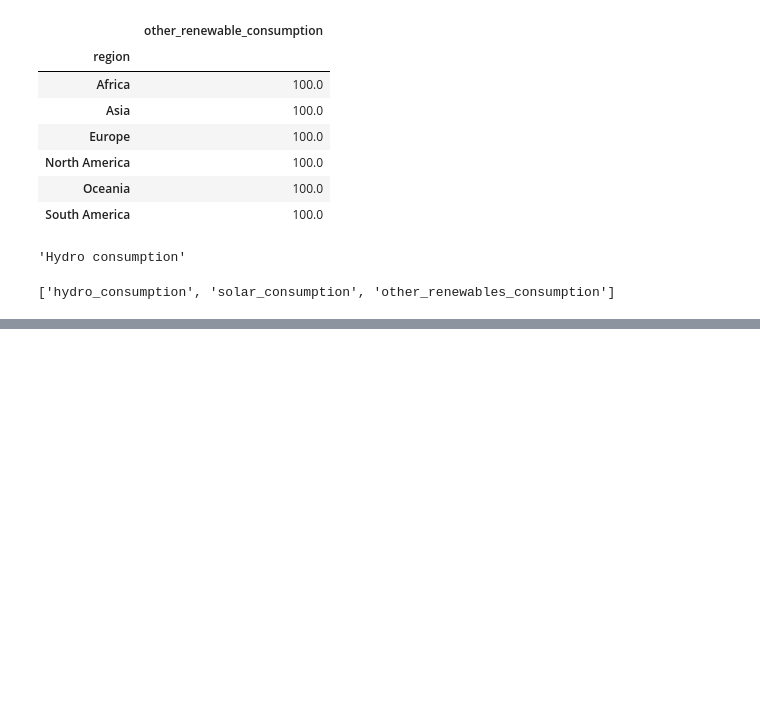
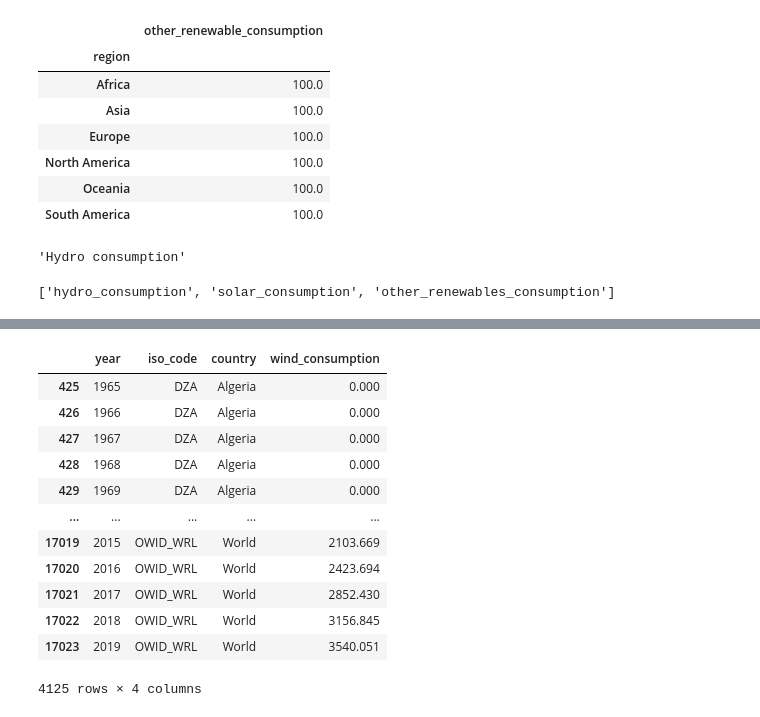
Before and after one commit to henrymmarques/DataVizProj, a Jupyter notebook: project_DV.ipynb, the cells around one changed output, grey strips where cells are left out. Cells and saved outputs as stored; diff of their text form; code cells hidden in the pictures; blank space fills up the shorter version.

```diff
--- a/project_DV.ipynb
+++ b/project_DV.ipynb
@@ -886,0 +973,16 @@ s_new
+# %%
+data[data['wind_consumption'].notna()][['year', 'iso_code', 'country', 'wind_consumption']]
+# %% [output]
+|  | year | iso_code | country | wind_consumption |
+| 425 | 1965 | DZA | Algeria | 0.000 |
+| 426 | 1966 | DZA | Algeria | 0.000 |
+| 427 | 1967 | DZA | Algeria | 0.000 |
+| 428 | 1968 | DZA | Algeria | 0.000 |
+| 429 | 1969 | DZA | Algeria | 0.000 |
+| ... | ... | ... | ... | ... |
+| 17019 | 2015 | OWID_WRL | World | 2103.669 |
+| 17020 | 2016 | OWID_WRL | World | 2423.694 |
+| 17021 | 2017 | OWID_WRL | World | 2852.430 |
+| 17022 | 2018 | OWID_WRL | World | 3156.845 |
+| 17023 | 2019 | OWID_WRL | World | 3540.051 |
+4125 rows × 4 columns
```
Also changed, not shown: parts of 4 cells of this notebook, 1 other file.
